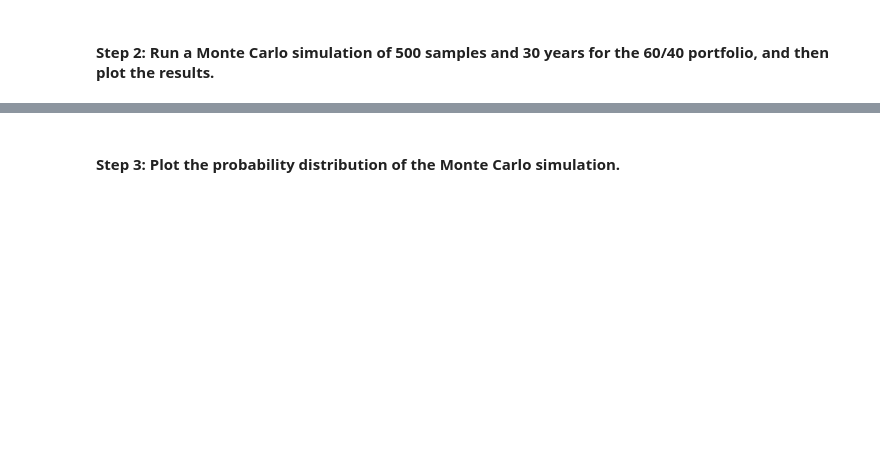
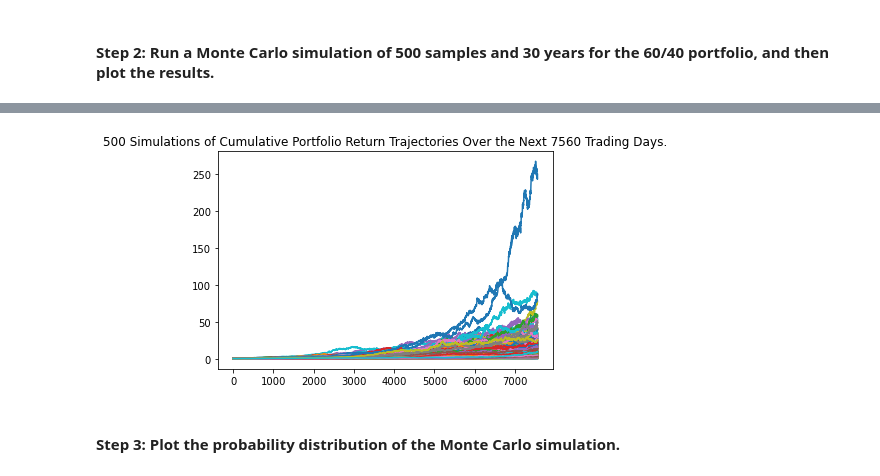
Before and after one commit to johngru/financial_planner_budgeting_retirement, a Jupyter notebook: financial_planning_tools.ipynb, the cells around one changed output, grey strips where cells are left out. Drawn from its saved outputs; the diff is of its cells as text; code cells hidden in the pictures; blank space fills up the shorter version.

Commit message:
Finalized Monte Carlo Simulation of 30 and 10 year projections.

```diff
--- a/financial_planning_tools.ipynb
+++ b/financial_planning_tools.ipynb
@@ -434,25 +434,33 @@ In this section, you’ll use the MCForecastTools library to create a Monte Carl
 # %%
 # Set start and end dates of 3 years back from your current date
 # Alternatively, you can use an end date of 2020-08-07 and work 3 years back from that date
-# YOUR CODE HERE
-# YOUR CODE HERE
+start_date = pd.Timestamp('2019-04-22', tz="America/New_York").isoformat()
+end_date=pd.Timestamp('2022-04-22', tz="America/New_York").isoformat()
 
-# Set number of rows to 1000 to retrieve the maximum amount of rows
-# YOUR CODE HERE
+# Set number of rows to retrieve the maximum amount of rows
+limit_rows = 10000
 # %%
 # Use the Alpaca get_bars function to make the API call to get the 3 years worth of pricing data
 # The tickers and timeframe parameters should have been set in Part 1 of this activity
 # The start and end dates should be updated with the information set above
 # Remember to add the df property to the end of the call so the response is returned as a DataFrame
-# YOUR CODE HERE
+closing_prices_3_year = alpaca.get_bars(
+    tickers,
+    timeframe,
+    start=start_date,
+    end=end_date,
+    limit=limit_rows).df
 
 # Reorganize the DataFrame
 # Separate ticker data
-# YOUR CODE HERE
+SPY_price_3_year = closing_prices_3_year[closing_prices_3_year['symbol']=='SPY'].drop('symbol',axis=1)
+AGG_price_3_year = closing_prices_3_year[closing_prices_3_year['symbol']=='AGG'].drop('symbol',axis=1)
 
 # Concatenate the ticker DataFrames
-# YOUR CODE HERE
+#Remove superfluous time stamps from index
+closing_prices_3_year_combined = pd.concat([SPY_price_3_year,AGG_price_3_year],axis=1, keys=['SPY','AGG'])
+closing_prices_3_year_combined.index = closing_prices_3_year_combined.index.date
 
 # Display both the first and last five rows of the DataFrame
-# YOUR CODE HERE
-# YOUR CODE HERE
+display(closing_prices_3_year_combined.head())
+display(closing_prices_3_year_combined.tail())
@@ -462,7 +485,16 @@ In this section, you’ll use the MCForecastTools library to create a Monte Carl
 # Configure the Monte Carlo simulation to forecast 30 years cumulative returns
 # The weights should be split 40% to AGG and 60% to SPY.
 # Run 500 samples.
-# YOUR CODE HERE
+#weight for splitting 60% to SPY and 40% for AGG
+weight = [0.60,0.40]
+
+MC_40_bond_60_stock = MCSimulation(
+    portfolio_data = closing_prices_3_year_combined,
+    weights = weight,
+    num_simulation = 500,
+    num_trading_days = 252*30
+)
 
 # Review the simulation input data
-# YOUR CODE HERE
+display(MC_40_bond_60_stock.portfolio_data.head())
+display(MC_40_bond_60_stock.portfolio_data.tail())
@@ -472,7 +561,9 @@ In this section, you’ll use the MCForecastTools library to create a Monte Carl
 # %%
 # Visualize the 30-year Monte Carlo simulation by creating an
 # overlay line plot
-# YOUR CODE HERE
+MC_40_bond_60_stock_plot = MC_40_bond_60_stock.plot_simulation()
+# %% [output]
+[figure, added]
 # %% [markdown]
 #### Step 3: Plot the probability distribution of the Monte Carlo simulation.
 # %%
```
Also changed, not shown: parts of 16 cells of this notebook.
